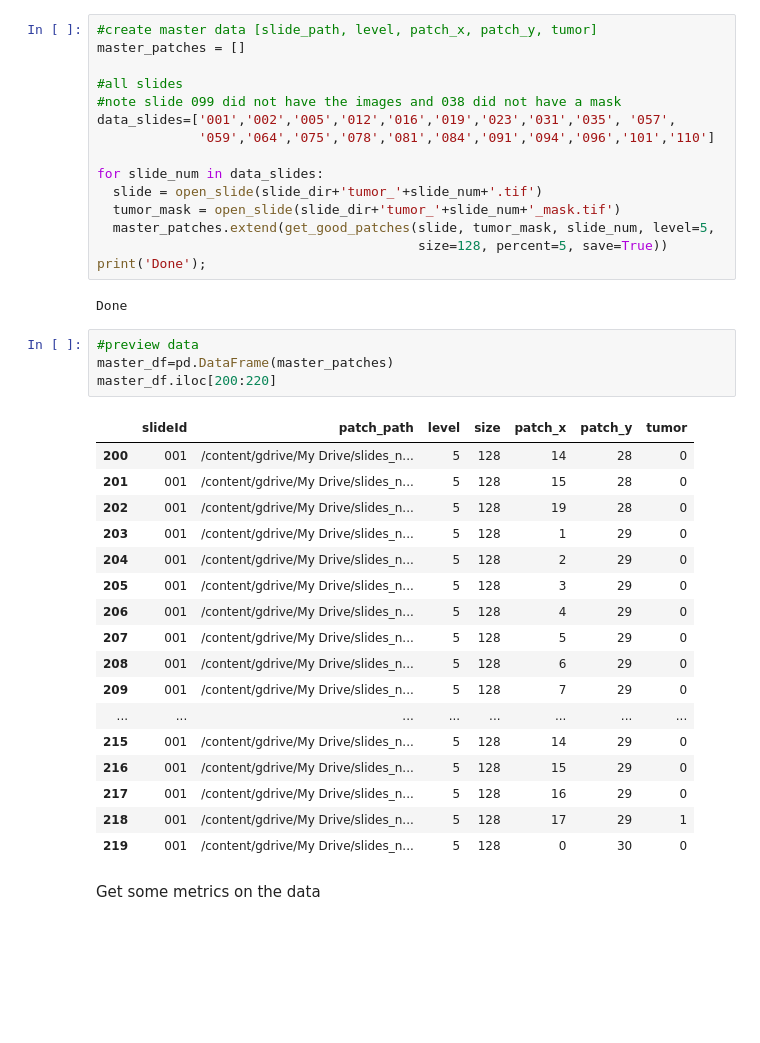
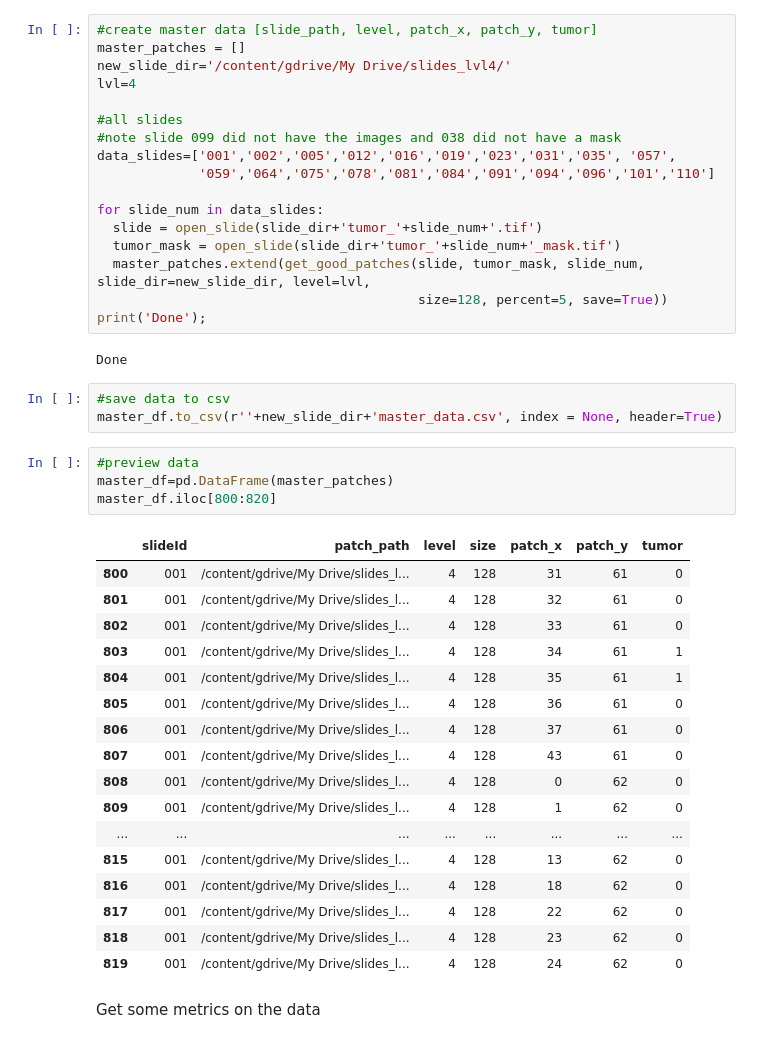
Before and after one commit to muftaye/deep_cancer_imaging, a Jupyter notebook: final_project.ipynb, the cells around one changed output. Saved outputs shown, nothing was run; the diff lists cells and outputs as text; blank space fills up the shorter version.

```diff
--- a/final_project.ipynb
+++ b/final_project.ipynb
@@ -376,6 +375,8 @@ trial_df.iloc[20:40]
 # %%
 #create master data [slide_path, level, patch_x, patch_y, tumor]
 master_patches = []
+new_slide_dir='/content/gdrive/My Drive/slides_lvl4/'
+lvl=4
 
 #all slides
 #note slide 099 did not have the images and 038 did not have a mask
@@ -385,32 +386,35 @@ data_slides=['001','002','005','012','016','019','023','031','035', '057',
 for slide_num in data_slides:
   slide = open_slide(slide_dir+'tumor_'+slide_num+'.tif')
   tumor_mask = open_slide(slide_dir+'tumor_'+slide_num+'_mask.tif')
-  master_patches.extend(get_good_patches(slide, tumor_mask, slide_num, level=5,
+  master_patches.extend(get_good_patches(slide, tumor_mask, slide_num, slide_dir=new_slide_dir, level=lvl,
                                          size=128, percent=5, save=True))
 print('Done');
 # %% [output]
 Done
+# %%
+#save data to csv
+master_df.to_csv(r''+new_slide_dir+'master_data.csv', index = None, header=True)
 # %%
 #preview data
 master_df=pd.DataFrame(master_patches)
-master_df.iloc[200:220]
+master_df.iloc[800:820]
 # %% [output]
 |  | slideId | patch_path | level | size | patch_x | patch_y | tumor |
-| 200 | 001 | /content/gdrive/My Drive/slides_n... | 5 | 128 | 14 | 28 | 0 |
-| 201 | 001 | /content/gdrive/My Drive/slides_n... | 5 | 128 | 15 | 28 | 0 |
-| 202 | 001 | /content/gdrive/My Drive/slides_n... | 5 | 128 | 19 | 28 | 0 |
-| 203 | 001 | /content/gdrive/My Drive/slides_n... | 5 | 128 | 1 | 29 | 0 |
-| 204 | 001 | /content/gdrive/My Drive/slides_n... | 5 | 128 | 2 | 29 | 0 |
-| 205 | 001 | /content/gdrive/My Drive/slides_n... | 5 | 128 | 3 | 29 | 0 |
-| 206 | 001 | /content/gdrive/My Drive/slides_n... | 5 | 128 | 4 | 29 | 0 |
-| 207 | 001 | /content/gdrive/My Drive/slides_n... | 5 | 128 | 5 | 29 | 0 |
-| 208 | 001 | /content/gdrive/My Drive/slides_n... | 5 | 128 | 6 | 29 | 0 |
-| 209 | 001 | /content/gdrive/My Drive/slides_n... | 5 | 128 | 7 | 29 | 0 |
+| 800 | 001 | /content/gdrive/My Drive/slides_l... | 4 | 128 | 31 | 61 | 0 |
+| 801 | 001 | /content/gdrive/My Drive/slides_l... | 4 | 128 | 32 | 61 | 0 |
+| 802 | 001 | /content/gdrive/My Drive/slides_l... | 4 | 128 | 33 | 61 | 0 |
+| 803 | 001 | /content/gdrive/My Drive/slides_l... | 4 | 128 | 34 | 61 | 1 |
+| 804 | 001 | /content/gdrive/My Drive/slides_l... | 4 | 128 | 35 | 61 | 1 |
+| 805 | 001 | /content/gdrive/My Drive/slides_l... | 4 | 128 | 36 | 61 | 0 |
+| 806 | 001 | /content/gdrive/My Drive/slides_l... | 4 | 128 | 37 | 61 | 0 |
+| 807 | 001 | /content/gdrive/My Drive/slides_l... | 4 | 128 | 43 | 61 | 0 |
+| 808 | 001 | /content/gdrive/My Drive/slides_l... | 4 | 128 | 0 | 62 | 0 |
+| 809 | 001 | /content/gdrive/My Drive/slides_l... | 4 | 128 | 1 | 62 | 0 |
 | ... | ... | ... | ... | ... | ... | ... | ... |
-| 215 | 001 | /content/gdrive/My Drive/slides_n... | 5 | 128 | 14 | 29 | 0 |
-| 216 | 001 | /content/gdrive/My Drive/slides_n... | 5 | 128 | 15 | 29 | 0 |
-| 217 | 001 | /content/gdrive/My Drive/slides_n... | 5 | 128 | 16 | 29 | 0 |
-| 218 | 001 | /content/gdrive/My Drive/slides_n... | 5 | 128 | 17 | 29 | 1 |
-| 219 | 001 | /content/gdrive/My Drive/slides_n... | 5 | 128 | 0 | 30 | 0 |
+| 815 | 001 | /content/gdrive/My Drive/slides_l... | 4 | 128 | 13 | 62 | 0 |
+| 816 | 001 | /content/gdrive/My Drive/slides_l... | 4 | 128 | 18 | 62 | 0 |
+| 817 | 001 | /content/gdrive/My Drive/slides_l... | 4 | 128 | 22 | 62 | 0 |
+| 818 | 001 | /content/gdrive/My Drive/slides_l... | 4 | 128 | 23 | 62 | 0 |
+| 819 | 001 | /content/gdrive/My Drive/slides_l... | 4 | 128 | 24 | 62 | 0 |
 # %% [markdown]
 Get some metrics on the data
```
Also changed, not shown: parts of 6 cells of this notebook.
